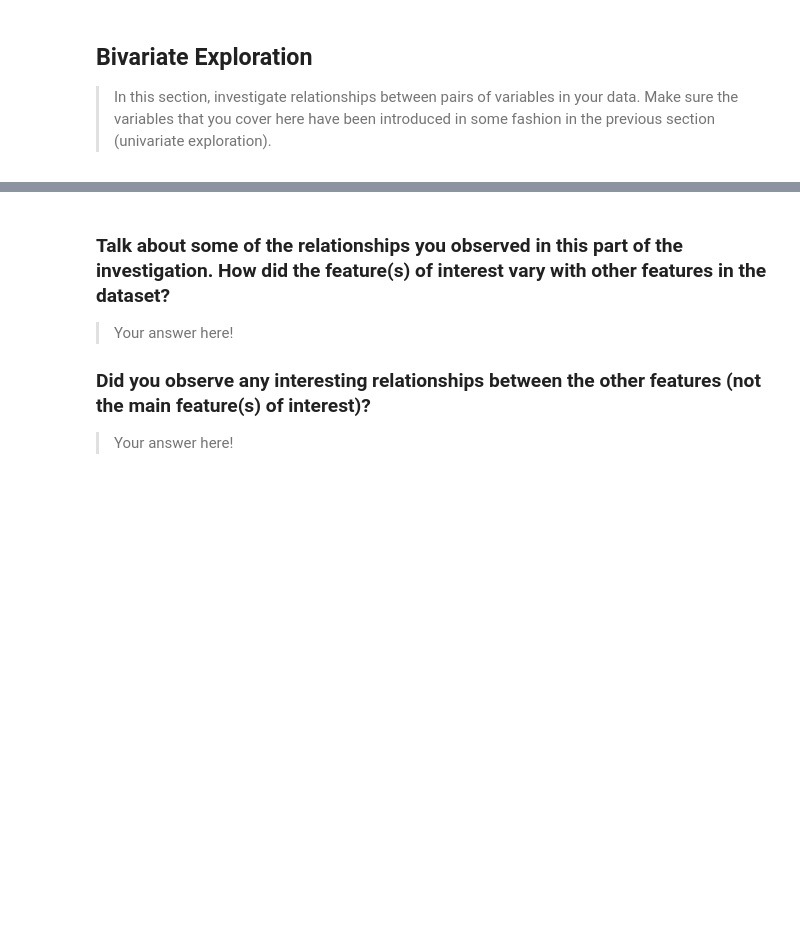
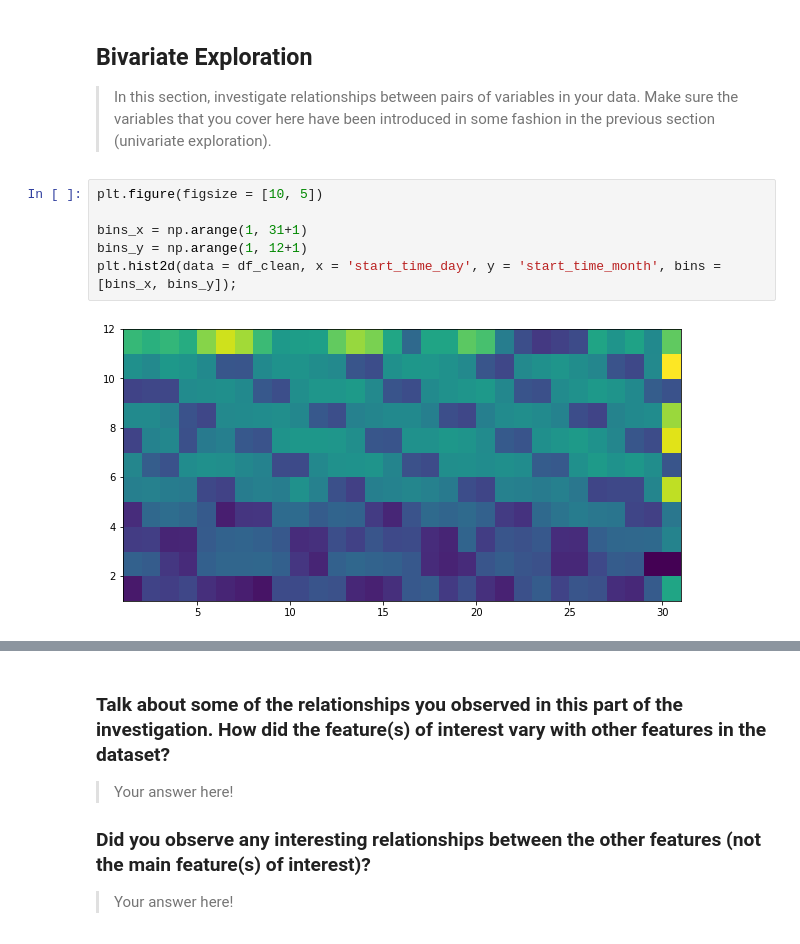
Before and after one commit to alexmathew95/DAND-Project_4, a Jupyter notebook: exploration.ipynb, the cells around one changed output, grey strips where cells are left out. Saved outputs shown, nothing was run; the diff lists cells and outputs as text; blank space fills up the shorter version.

```diff
--- a/exploration.ipynb
+++ b/exploration.ipynb
@@ -473,3 +477,11 @@ g.fig.suptitle('Trip duration (sec) boxplot of customers and subscribers', y=1.0
 > In this section, investigate relationships between pairs of variables in your
 data. Make sure the variables that you cover here have been introduced in some
 fashion in the previous section (univariate exploration).
+# %%
+plt.figure(figsize = [10, 5])
+
+bins_x = np.arange(1, 31+1)
+bins_y = np.arange(1, 12+1)
+plt.hist2d(data = df_clean, x = 'start_time_day', y = 'start_time_month', bins = [bins_x, bins_y]);
+# %% [output]
+[figure, added]
```
Also changed, not shown: parts of 6 cells of this notebook.
